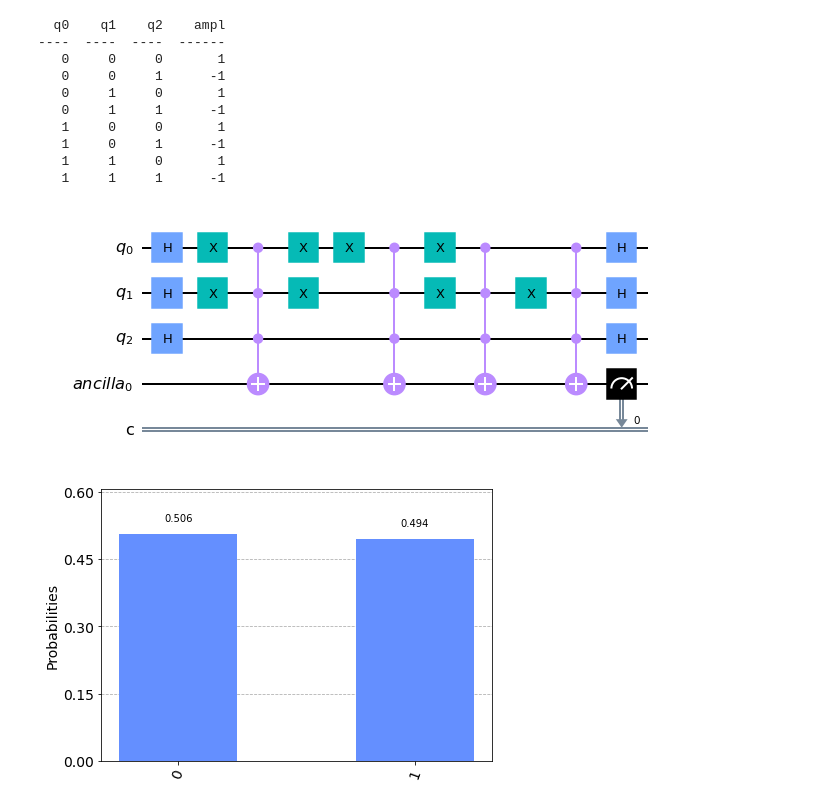
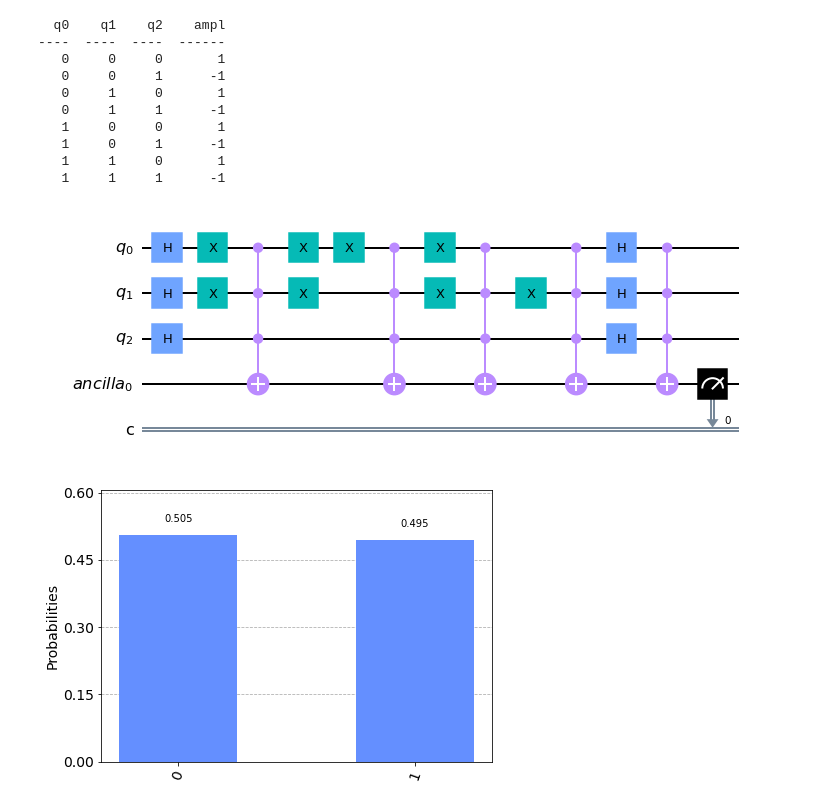
Before and after one commit to EduardoBrito97/QuantumArtificialNeuron, a Jupyter notebook: quantum_neural_networks.ipynb, the cells around one changed output. Drawn from its saved outputs; the diff is of its cells as text; code cells hidden in the pictures.

```diff
--- a/quantum_neural_networks.ipynb
+++ b/quantum_neural_networks.ipynb
@@ -10,11 +10,16 @@ from tabulate import tabulate
 # %%
 class QuantumNeuralNetwork():
     def __init__(self, qubit_amount):
-        # The last qubit is the ancilla qubit
+        # We'll have [qubit_amount] qubits + 1 ancilla
         self._quantum_registers = QuantumRegister(qubit_amount, 'q')
         self._ancilla = QuantumRegister(1, 'ancilla')
+
+        # The classical register is only to be able to measure the response
         self._classical_register = ClassicalRegister(1, 'c')
+
+        # Gathering the possible combinations between the QuBits (00, 01, 10, 11...)
         self._possible_qubits = self.get_possible_qubits(qubit_amount)
+
         self._circuit = QuantumCircuit(self._quantum_registers, self._ancilla, self._classical_register)
         return
 
@@ -64,6 +69,7 @@ class QuantumNeuralNetwork():
         return
 
     def draw_circuit(self):
+        self._circuit.mcx(self._quantum_registers, self._ancilla)
         self._circuit.measure(self._ancilla, self._classical_register)
         self._circuit.draw(output='mpl')
         return
@@ -79,7 +85,8 @@ class BruteForceQnn(QuantumNeuralNetwork):
         for entry in input:
             if entry < 0:
                 self.append_negative_gates_to_0_qubits(self._possible_qubits[index])
-                self._circuit.mcx(self._quantum_registers, self._ancilla, mode='noancilla')
+                # A multiple-controlled rotation z with lambda = 0 is the same as having multiple-controlled z (e^(0) = 1)
+                self._circuit.mcrz(0, self._quantum_registers, self._ancilla[0])
                 self.append_negative_gates_to_0_qubits(self._possible_qubits[index])
             index += 1
         return
@@ -118,29 +129,32 @@ class PhaseShiftQnn(QuantumNeuralNetwork):
 # %%
 input = [1, -1, 1, -1, 1, -1, 1, -1]
 nn = BruteForceQnn(3)
 
 nn.append_hadamard_gates()
 nn.append_circuit(input)
 nn.map_input_amplitudes_to_qubits(input)
 nn.append_hadamard_gates()
 
+
+nn._circuit
+
 nn.draw_circuit()
 nn._circuit.draw(output='mpl')
 # %% [output]
   q0    q1    q2    ampl
 ----  ----  ----  ------
    0     0     0       1
    0     0     1      -1
    0     1     0       1
    0     1     1      -1
    1     0     0       1
    1     0     1      -1
    1     1     0       1
    1     1     1      -1
-[figure, old version]
+[figure, new version]
 # %%
 simulator = Aer.get_backend('qasm_simulator')
 result = execute(nn._circuit, backend = simulator).result()
 plot_histogram(result.get_counts(nn._circuit))
 # %% [output]
-[figure, old version]
+[figure, new version]
```
Also changed, not shown: parts of 5 cells of this notebook.
